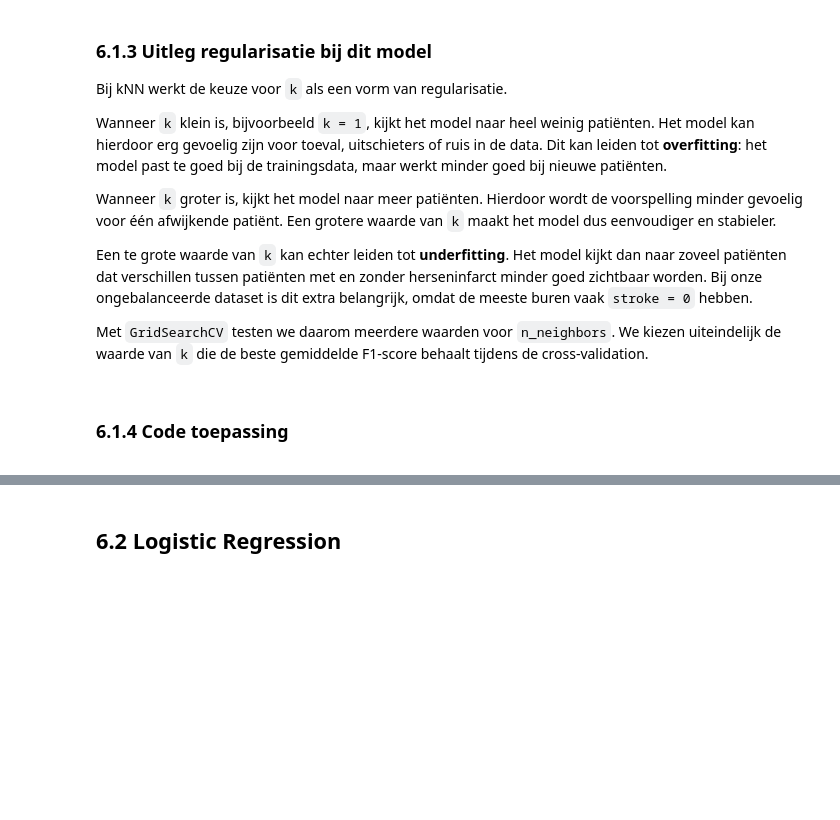
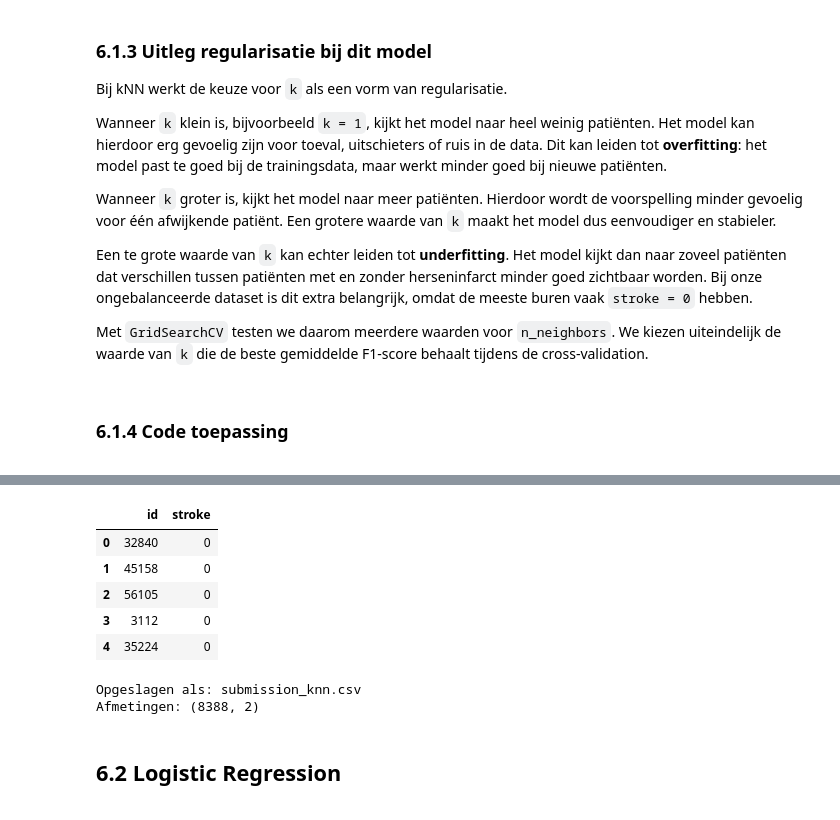
Before and after one commit to RobinDjerahian/Machine-Learning, a Jupyter notebook: Portofolio 1.ipynb, the cells around one changed output, grey strips where cells are left out. Drawn from its saved outputs; the diff is of its cells as text; code cells hidden in the pictures; blank space fills up the shorter version.

Commit message:
submission functie gemaakt

```diff
--- a/Portofolio 1.ipynb
+++ b/Portofolio 1.ipynb
@@ -818,6 +818,40 @@ We vergelijken onder andere k-Nearest Neighbors, Logistic Regression, Support Ve
 Omdat de dataset ongebalanceerd is, passen we bij elk model technieken toe om beter om te gaan met de kleinere groep patiënten met stroke = 1. Daarnaast gebruiken we cross-validation en hyperparameter tuning om de modellen te verbeteren.
 
 Uiteindelijk vergelijken we de resultaten van alle modellen. Het beste model gebruiken we om voorspellingen te maken voor test.csv en in te leveren bij Kaggle.
+# %%
+def maak_submission(
+    model,
+    test_data,
+    feature_columns,
+    bestandsnaam="submission.csv",
+    scaler=None,
+    numeric_columns=None):
+
+    """Maak een Kaggle-submissionbestand met id en stroke."""
+    X_kaggle = test_data[feature_columns].copy()
+
+    bool_columns = X_kaggle.select_dtypes(include="bool").columns
+    X_kaggle[bool_columns] = X_kaggle[bool_columns].astype(int)
+
+    if scaler is not None and numeric_columns is not None:
+        X_kaggle[numeric_columns] = scaler.transform(
+            X_kaggle[numeric_columns]
+        )
+
+    predictions = model.predict(X_kaggle)
+
+    submission = pd.DataFrame({
+        "id": test_data["id"],
+        "stroke": predictions
+    })
+
+    submission.to_csv(bestandsnaam, index=False)
+
+    display(submission.head())
+    print(f"Opgeslagen als: {bestandsnaam}")
+    print(f"Afmetingen: {submission.shape}")
+
+    return submission
 # %% [markdown]
 <div style="font-family: 'Times New Roman', serif; line-height: 1.3;">
 
@@ -940,4 +990,22 @@ weighted avg     0.9703    0.9721    0.9712      6710
 [figure]
+# %%
+submission_knn = maak_submission(
+    model=best_knn,
+    test_data=test_df,
+    feature_columns=X.columns,
+    bestandsnaam="submission_knn.csv",
+    scaler=scaler,
+    numeric_columns=numeric_columns
+)
+# %% [output]
+|  | id | stroke |
+| 0 | 32840 | 0 |
+| 1 | 45158 | 0 |
+| 2 | 56105 | 0 |
+| 3 | 3112 | 0 |
+| 4 | 35224 | 0 |
+Opgeslagen als: submission_knn.csv
+Afmetingen: (8388, 2)
 # %% [markdown]
 <div style="font-family: 'Times New Roman', serif; line-height: 1.3;">
 
```
Also changed, not shown: parts of 3 cells of this notebook.
